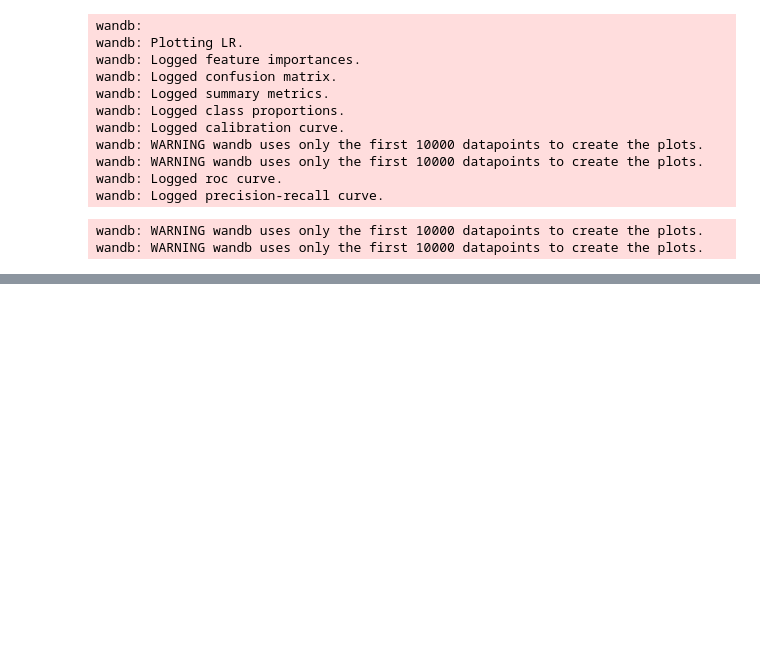
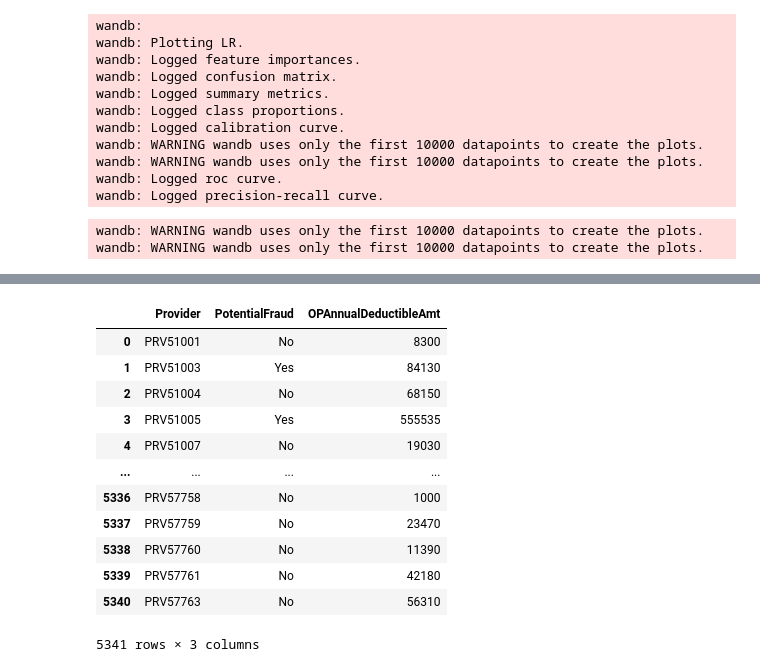
Before and after one commit to areias/healthcare_fraud, a Jupyter notebook: Logistic_Regression.ipynb, the cells around one changed output, grey strips where cells are left out. Cells and saved outputs as stored; diff of their text form; code cells hidden in the pictures; blank space fills up the shorter version.

```diff
--- a/Logistic_Regression.ipynb
+++ b/Logistic_Regression.ipynb
@@ -275,0 +308,17 @@ wandb.sklearn.plot_summary_metrics(log_model, X_train, y_train, X_test, y_test)
+# %%
+groups3 = final_df.groupby(['Provider','PotentialFraud'], as_index=False)['OPAnnualDeductibleAmt'].sum()
+groups3
+# %% [output]
+|  | Provider | PotentialFraud | OPAnnualDeductibleAmt |
+| 0 | PRV51001 | No | 8300 |
+| 1 | PRV51003 | Yes | 84130 |
+| 2 | PRV51004 | No | 68150 |
+| 3 | PRV51005 | Yes | 555535 |
+| 4 | PRV51007 | No | 19030 |
+| ... | ... | ... | ... |
+| 5336 | PRV57758 | No | 1000 |
+| 5337 | PRV57759 | No | 23470 |
+| 5338 | PRV57760 | No | 11390 |
+| 5339 | PRV57761 | No | 42180 |
+| 5340 | PRV57763 | No | 56310 |
+5341 rows × 3 columns
```
Also changed, not shown: parts of 7 cells of this notebook.
